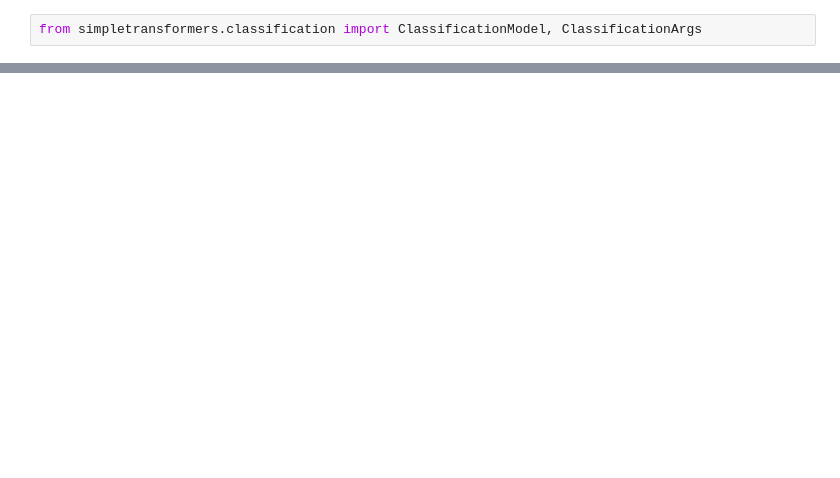
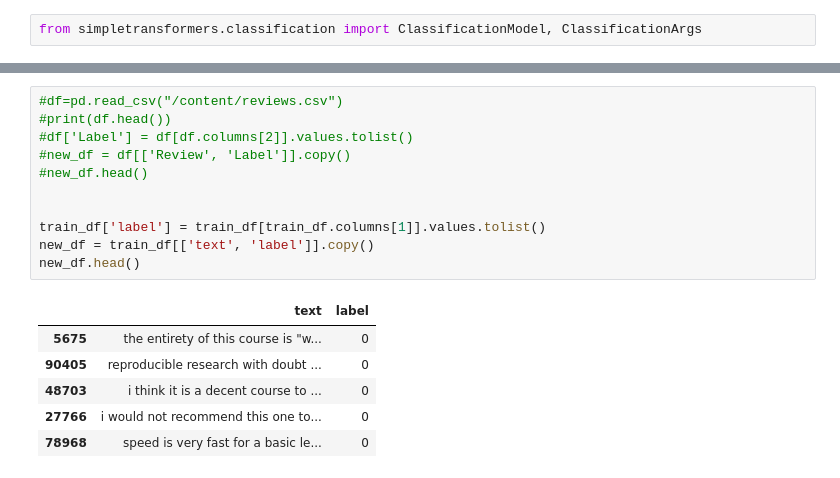
Before and after one commit to Uha661/Transformer_NER661, a Jupyter notebook: Untitled.ipynb, the cells around one changed output, grey strips where cells are left out. Cells and saved outputs as stored; diff of their text form; blank space fills up the shorter version.

```diff
--- a/Untitled.ipynb
+++ b/Untitled.ipynb
@@ -205,0 +395,18 @@ pickle.dump(model_bert, open('/content/bert_simple.sav','wb'))
+# %%
+#df=pd.read_csv("/content/reviews.csv")
+#print(df.head())
+#df['Label'] = df[df.columns[2]].values.tolist()
+#new_df = df[['Review', 'Label']].copy()
+#new_df.head()
+
+
+train_df['label'] = train_df[train_df.columns[1]].values.tolist()
+new_df = train_df[['text', 'label']].copy()
+new_df.head()
+# %% [output]
+|  | text | label |
+| 5675 | the entirety of this course is "w... | 0 |
+| 90405 | reproducible research with doubt ... | 0 |
+| 48703 | i think it is a decent course to ... | 0 |
+| 27766 | i would not recommend this one to... | 0 |
+| 78968 | speed is very fast for a basic le... | 0 |
```
Also changed, not shown: parts of 54 cells of this notebook.
